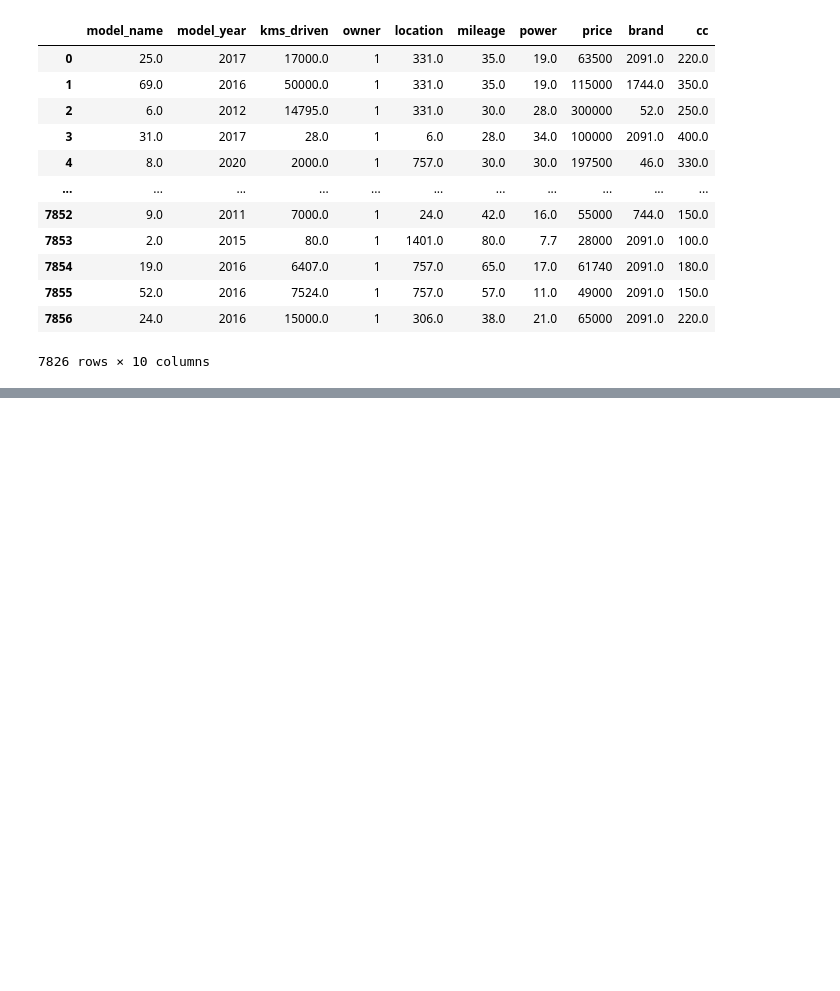
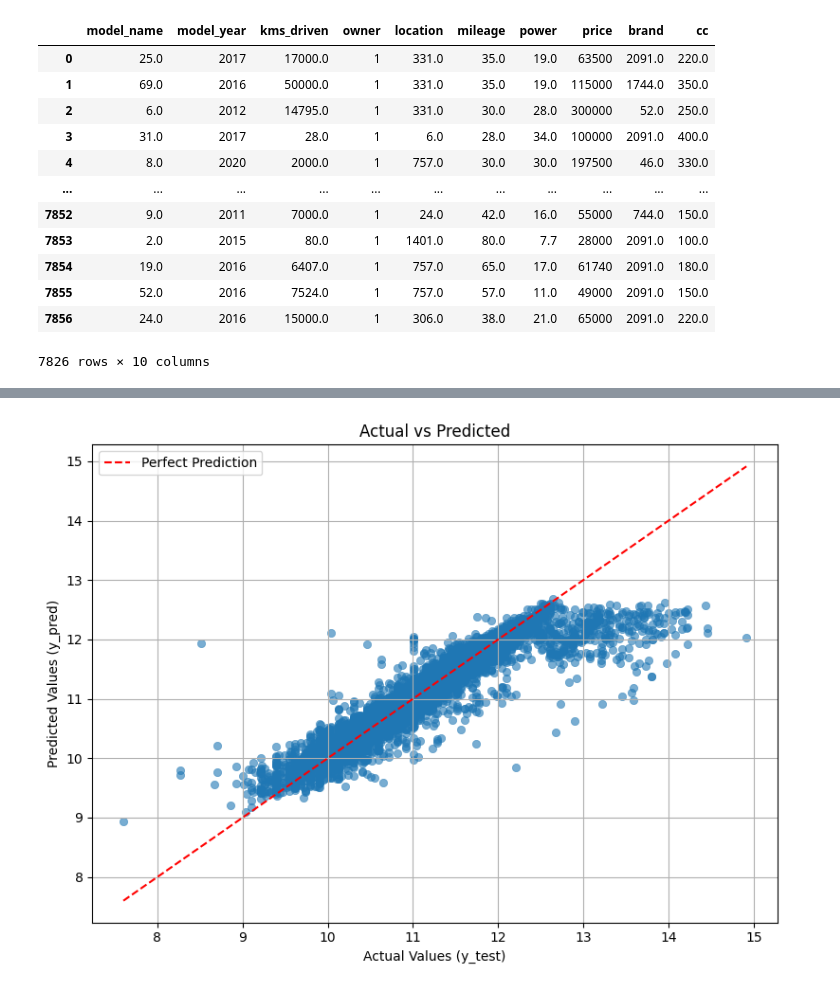
Before and after one commit to sushantkas/Pr-2-used-bikes, a Jupyter notebook: Final_ML_Model.ipynb, the cells around one changed output, grey strips where cells are left out. Drawn from its saved outputs; the diff is of its cells as text; code cells hidden in the pictures; blank space fills up the shorter version.

```diff
--- a/Final_ML_Model.ipynb
+++ b/Final_ML_Model.ipynb
@@ -88,7 +108,7 @@ bikes_trans.head()
 # %%
 import hdbscan
 
-cluster=hdbscan.HDBSCAN(min_cluster_size=6, min_samples=15, metric='euclidean', cluster_selection_method='eom')
+cluster=hdbscan.HDBSCAN(min_cluster_size=6, min_samples=15, metric='euclidean', cluster_selection_method='eom', prediction_data=True)
 # %%
 # Scaling Columns and Data Scaling
 from sklearn.preprocessing import RobustScaler, StandardScaler
@@ -260,0 +393,2 @@ ml_preprocess(bi)
+# %%
+bi=ml_preprocess(bi)
@@ -260,0 +406,20 @@ ml_preprocess(bi)
+# %%
+y_bi=bi["price"]
+# %%
+y_test = np.log1p(y_bi)
+y_pred = model.predict(bi.drop("price", axis=1))
+#
+
+plt.figure(figsize=(8, 6))
+sns.scatterplot(x=y_test, y=y_pred, alpha=0.6, edgecolor=None)
+plt.plot([y_test.min(), y_test.max()], [y_test.min(), y_test.max()], color='red', linestyle='--', label='Perfect Prediction')
+
+plt.xlabel('Actual Values (y_test)')
+plt.ylabel('Predicted Values (y_pred)')
+plt.title('Actual vs Predicted')
+plt.legend()
+plt.grid(True)
+plt.tight_layout()
+plt.show()
+# %% [output]
+[figure, added]
```
Also changed, not shown: parts of 40 cells of this notebook, 7 other files.
